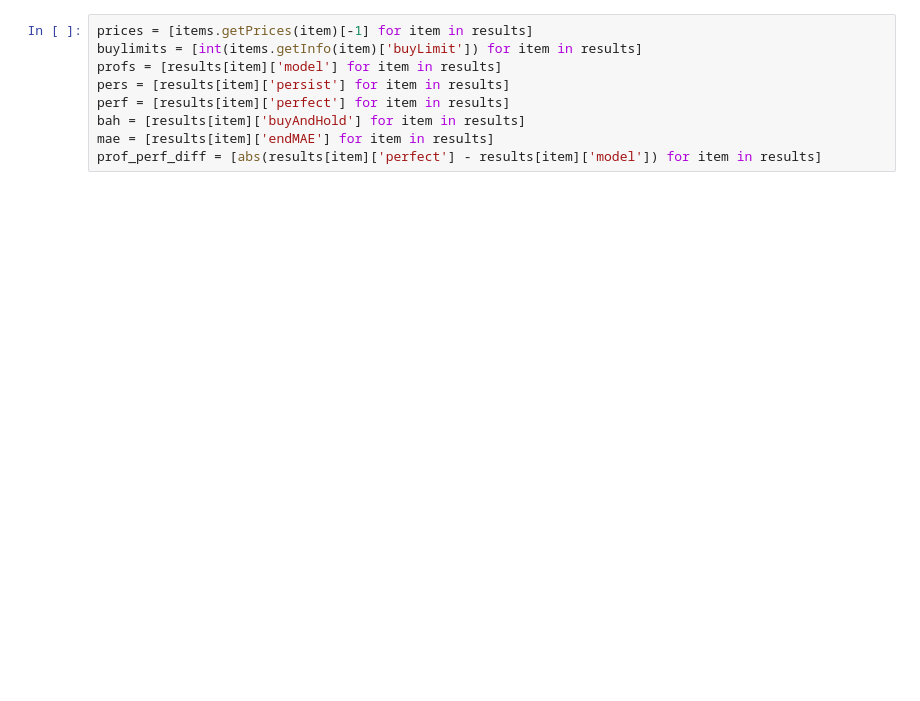
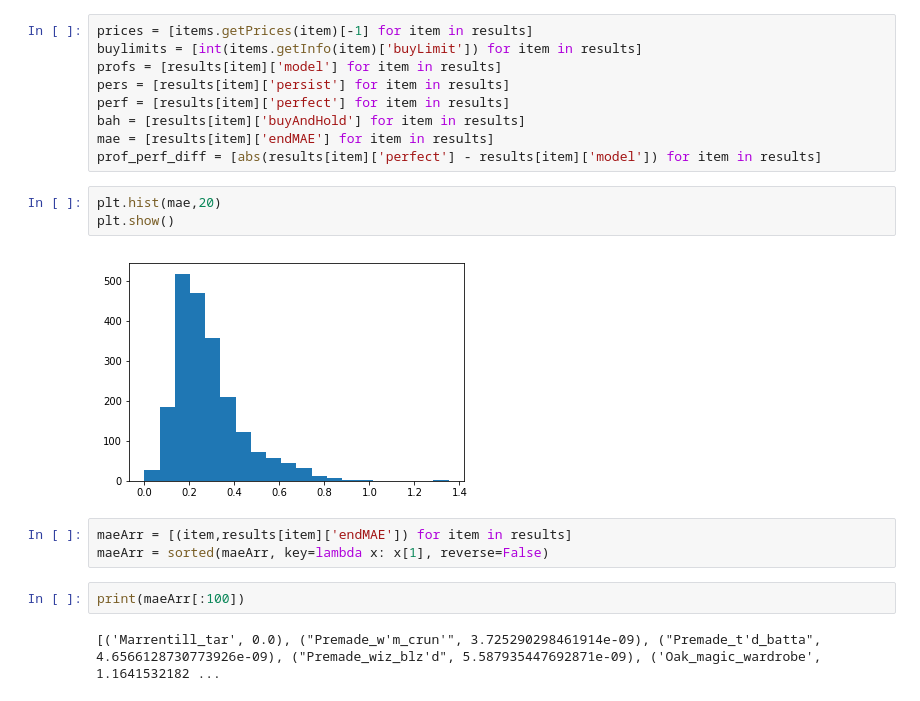
Before and after one commit to rmmartin02/OSRS_Research, a Jupyter notebook: ML/OSRS/Results/Results_1000_Analysis.ipynb, the cells around one changed output. Saved outputs shown, nothing was run; the diff lists cells and outputs as text; blank space fills up the shorter version.

```diff
--- a/ML/OSRS/Results/Results_1000_Analysis.ipynb
+++ b/ML/OSRS/Results/Results_1000_Analysis.ipynb
@@ -141,3 +196,15 @@ perf = [results[item]['perfect'] for item in results]
 bah = [results[item]['buyAndHold'] for item in results]
 mae = [results[item]['endMAE'] for item in results]
 prof_perf_diff = [abs(results[item]['perfect'] - results[item]['model']) for item in results]
+# %%
+plt.hist(mae,20)
+plt.show()
+# %% [output]
+[figure, added]
+# %%
+maeArr = [(item,results[item]['endMAE']) for item in results]
+maeArr = sorted(maeArr, key=lambda x: x[1], reverse=False)
+# %%
+print(maeArr[:100])
+# %% [output]
+[('Marrentill_tar', 0.0), ("Premade_w'm_crun'", 3.725290298461914e-09), ("Premade_t'd_batta", 4.6566128730773926e-09), ("Premade_wiz_blz'd", 5.587935447692871e-09), ('Oak_magic_wardrobe', 1.1641532182 ...
```
Also changed, not shown: parts of 25 cells of this notebook, 7 other files.
